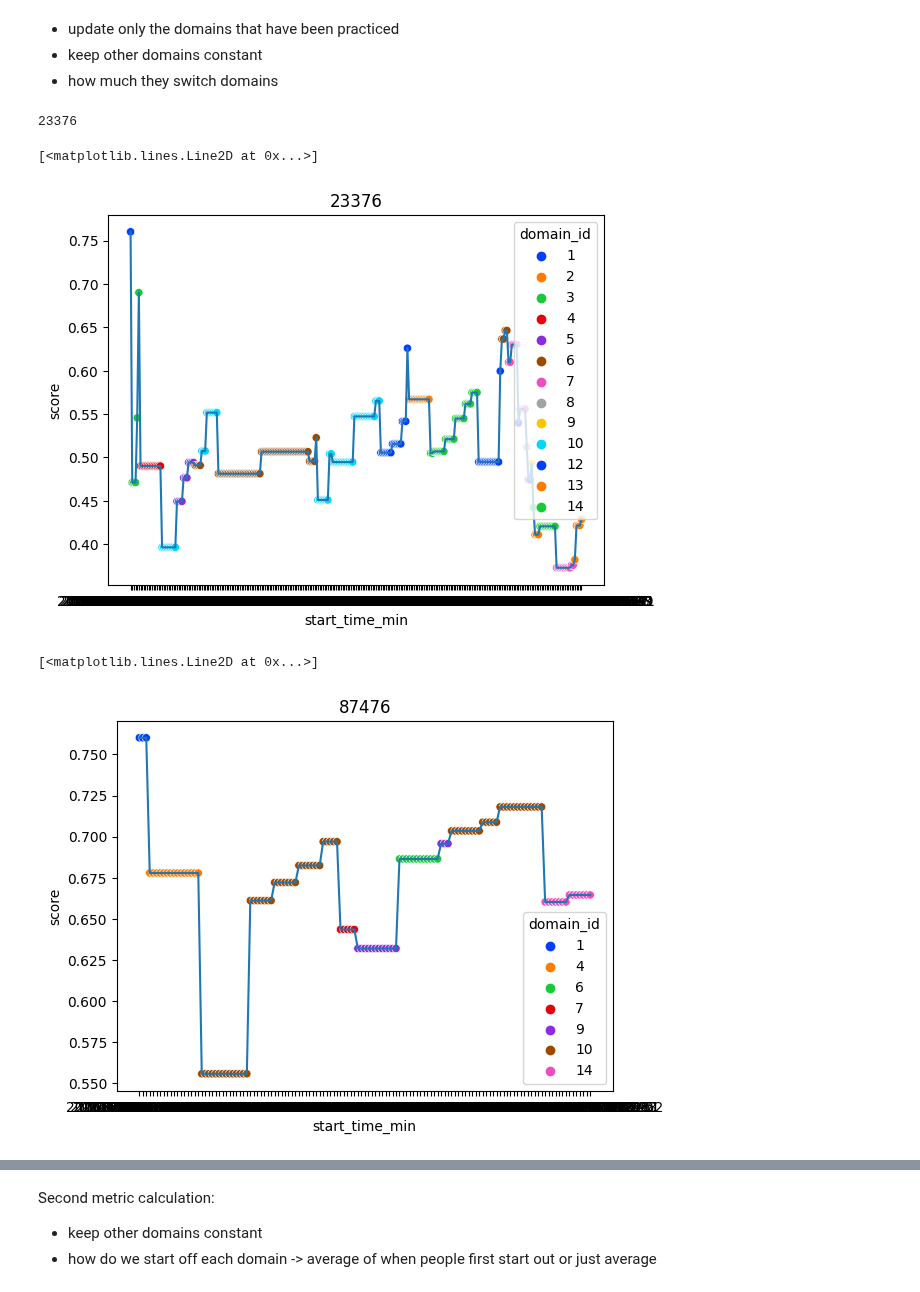
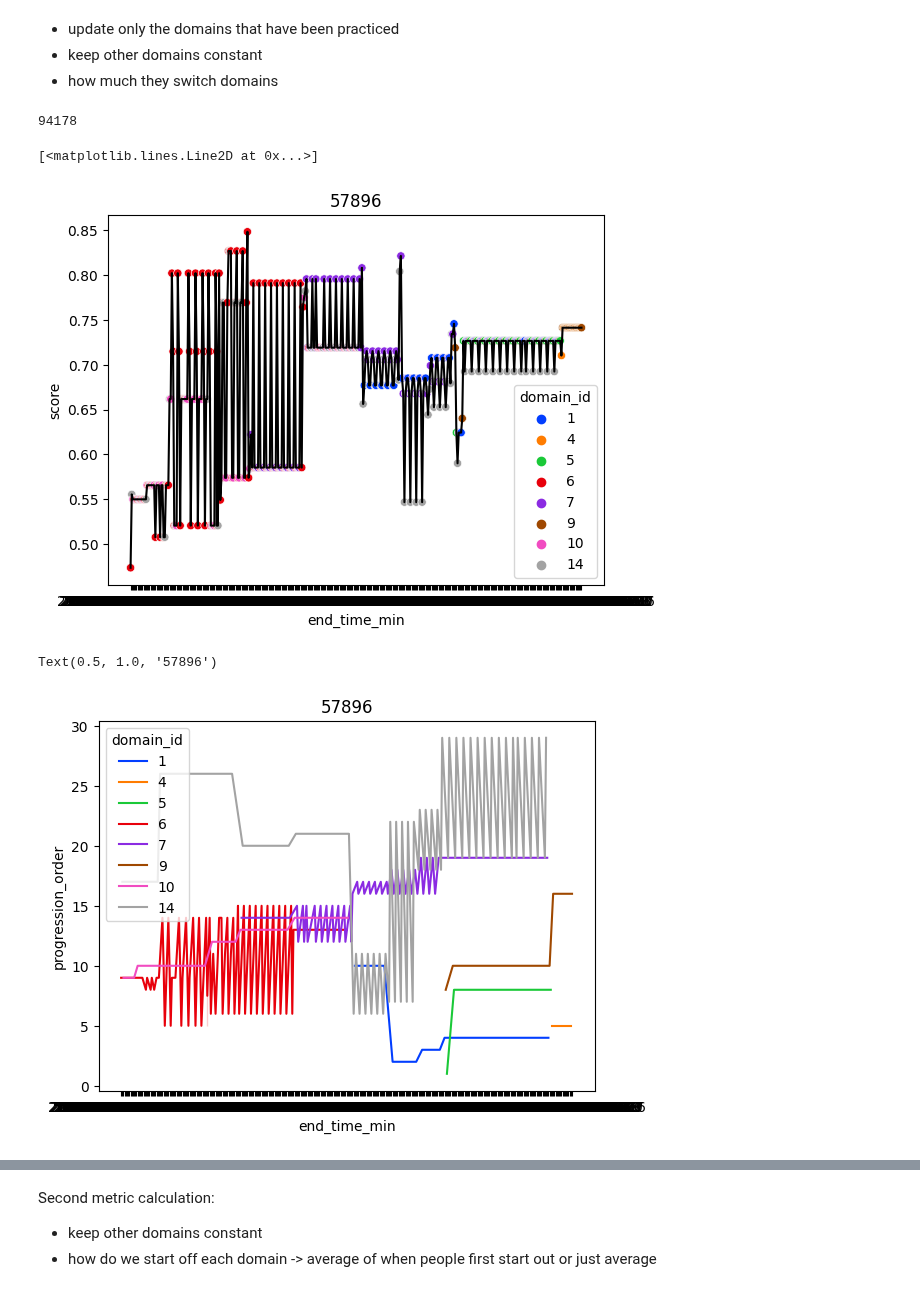
Before and after one commit to twchen88/ct_research, a Jupyter notebook: filter.ipynb, the cells around one changed output, grey strips where cells are left out. Saved outputs shown, nothing was run; the diff lists cells and outputs as text; code cells hidden in the pictures.

```diff
--- a/filter.ipynb
+++ b/filter.ipynb
@@ -120,6 +129,8 @@ progression_order_df
 Adding Usage Time
 * this is by patient
 * need a patient dataframe vs session dataframe (df)
+# %%
+df["end_time"] = pd.to_datetime(df["end_time"])
 # %%
 patients = (df.groupby("patient_id")["end_time"].max() - df.groupby("patient_id")["end_time"].min()).reset_index()
 patients.columns = ["patient_id", "usage_time"]
@@ -498,7 +498,7 @@ def get_score(data):
     score = 0 # score for each session, an average of all available domains
     scores = []
 
-    data.sort_values(by="end_time_min") # sort data by time
+    data = data.sort_values(by="end_time_min").reset_index() # sort data by time
 
     for idx, row in data.iterrows():
         updated_domain_pct[row["domain_id"]] = row["percentile"] # update domain pct to the latest one
@@ -552,16 +544,16 @@ import random
 pid = random.choice(pd.unique(final_df["patient_id"]))
 print(pid)
 # %% [output]
-23376
+94178
 # %%
-sns.scatterplot(data=final_df[final_df.patient_id == pid], x="start_time_min", y="score", hue="domain_id", palette="bright").set_title(pid)
-plt.plot(final_df[final_df.patient_id == pid]["start_time_min"], final_df[final_df.patient_id == pid]["score"])
+pid = 57896
+sns.scatterplot(data=final_df[final_df.patient_id == pid], x="end_time_min", y="score", hue="domain_id", palette="bright").set_title(pid)
+plt.plot(final_df[final_df.patient_id == pid]["end_time_min"], final_df[final_df.patient_id == pid]["score"], 'k')
 # %% [output]
 [<matplotlib.lines.Line2D at 0x...>]
-[figure, old version]
+[figure, new version]
 # %%
-sns.scatterplot(data=final_df[final_df.patient_id == pid], x="start_time_min", y="score", hue="domain_id", palette="bright").set_title(pid)
-plt.plot(final_df[final_df.patient_id == pid]["start_time_min"], final_df[final_df.patient_id == pid]["score"])
+sns.lineplot(data=final_df[final_df.patient_id == pid], x="end_time_min", y="progression_order", hue="domain_id", palette="bright").set_title(pid)
 # %% [output]
-[<matplotlib.lines.Line2D at 0x...>]
+Text(0.5, 1.0, '57896')
-[figure, old version]
+[figure, new version]
```
Also changed, not shown: parts of 79 cells of this notebook, 2 other files.
